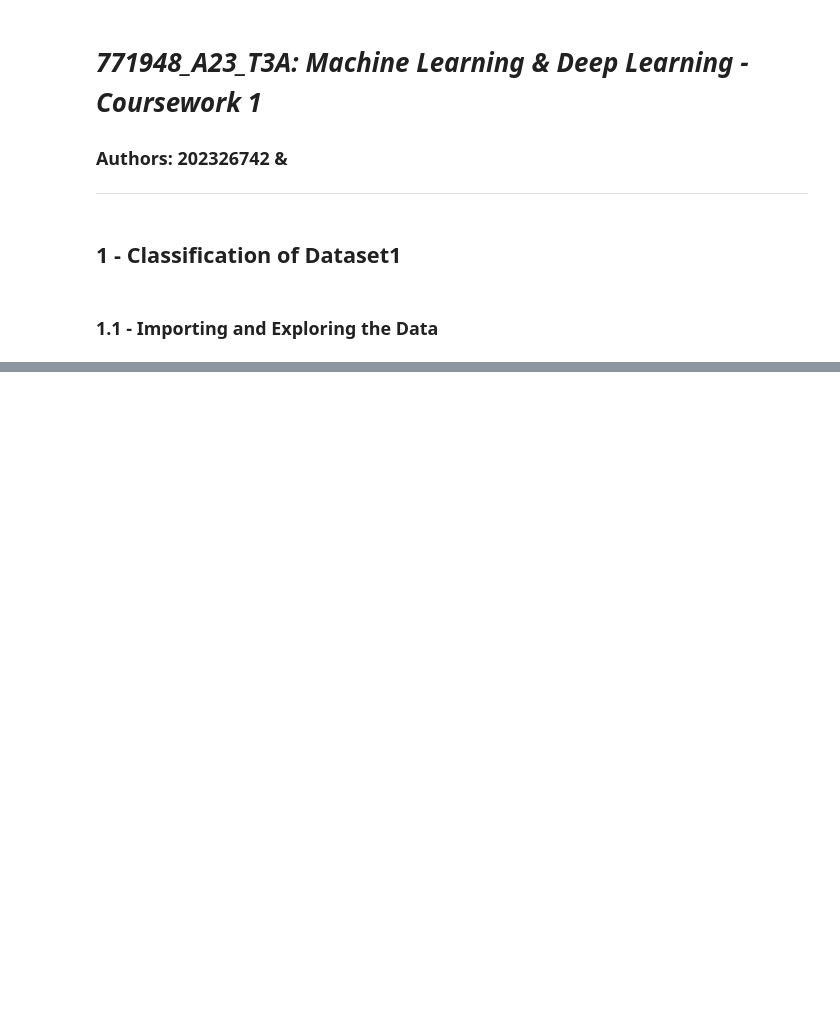
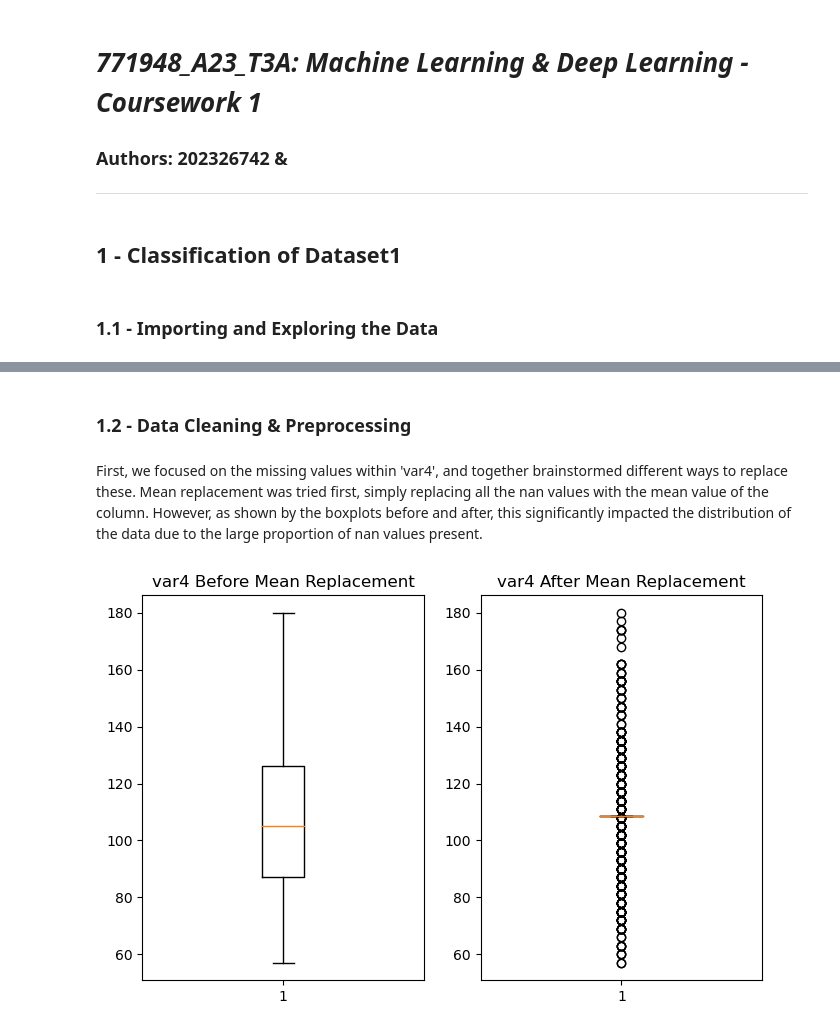
Before and after one commit to engmohamedsalah/AIMaster-MachineLearningDeepLearning, a Jupyter notebook: Submission_Notebook.ipynb, the cells around one changed output, grey strips where cells are left out. Cells and saved outputs as stored; diff of their text form; code cells hidden in the pictures; blank space fills up the shorter version.

```diff
--- a/Submission_Notebook.ipynb
+++ b/Submission_Notebook.ipynb
@@ -36,0 +99,20 @@ Notebook should also contain:
+# %% [markdown]
+### 1.2 - Data Cleaning & Preprocessing
+# %% [markdown]
+First, we focused on the missing values within 'var4', and together brainstormed different ways to replace these. Mean replacement was tried first, simply replacing all the nan values with the mean value of the column. However, as shown by the boxplots before and after, this significantly impacted the distribution of the data due to the large proportion of nan values present.
+# %%
+mean_value = raw_data['var4'].mean()
+
+data_copy = raw_data['var4'].copy()  # creating a new data object for testing modifications.
+data_copy = data_copy.fillna(mean_value)
+
+fig, axs = plt.subplots(1, 2, figsize=(8, 5))
+axs[0].boxplot(raw_data['var4'].dropna())
+axs[0].set_title('var4 Before Mean Replacement')
+
+axs[1].boxplot(data_copy)
+axs[1].set_title('var4 After Mean Replacement')
+
+plt.show()
+# %% [output]
+[figure, added]
```
Also changed, not shown: parts of 26 cells of this notebook.
